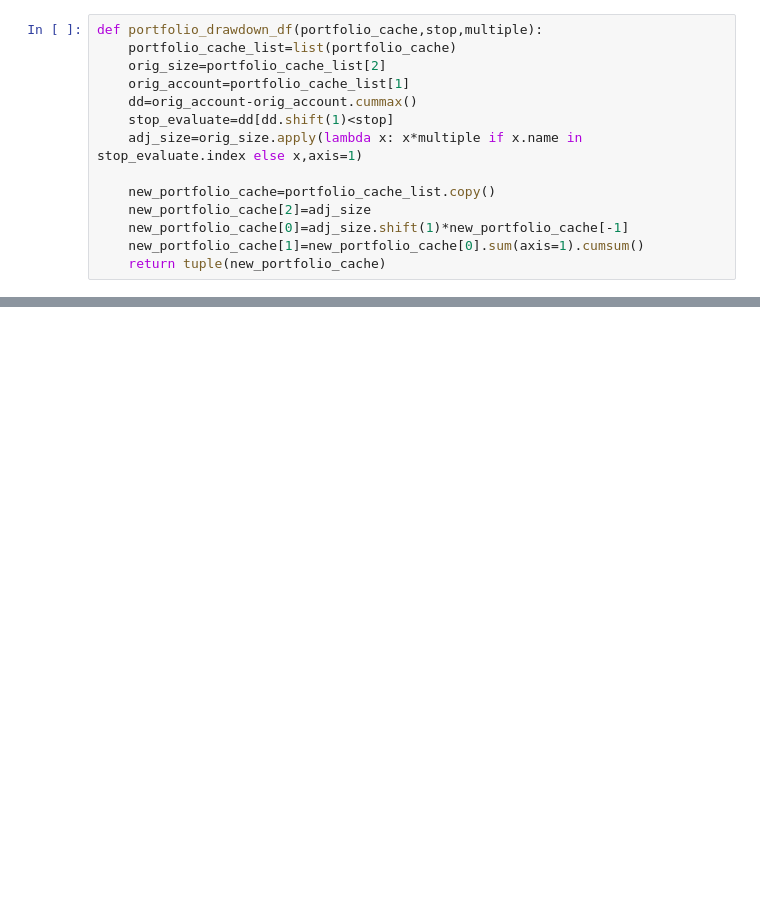
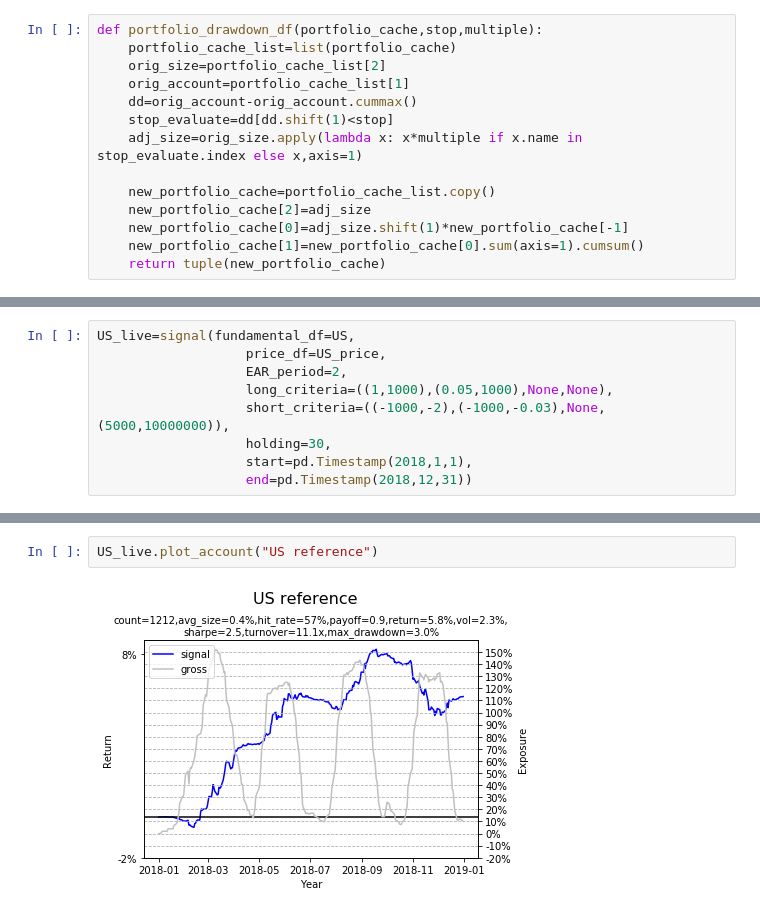
Before and after one commit to zliyclh/post_result, a Jupyter notebook: Signal 1 new version.ipynb, the cells around one changed output, grey strips where cells are left out. Cells and saved outputs as stored; diff of their text form; blank space fills up the shorter version.

```diff
--- a/Signal 1 new version.ipynb
+++ b/Signal 1 new version.ipynb
@@ -802,0 +805,9 @@ def portfolio_drawdown_df(portfolio_cache,stop,multiple):
+# %%
+US_live=signal(fundamental_df=US,
+                   price_df=US_price,
+                   EAR_period=2,
+                   long_criteria=((1,1000),(0.05,1000),None,None),
+                   short_criteria=((-1000,-2),(-1000,-0.03),None,(5000,10000000)),
+                   holding=30,
+                   start=pd.Timestamp(2018,1,1),
+                   end=pd.Timestamp(2018,12,31))
@@ -802,0 +823,4 @@ def portfolio_drawdown_df(portfolio_cache,stop,multiple):
+# %%
+US_live.plot_account("US reference")
+# %% [output]
+[figure, added]
```
Also changed, not shown: parts of 27 cells of this notebook, 4 other files.
